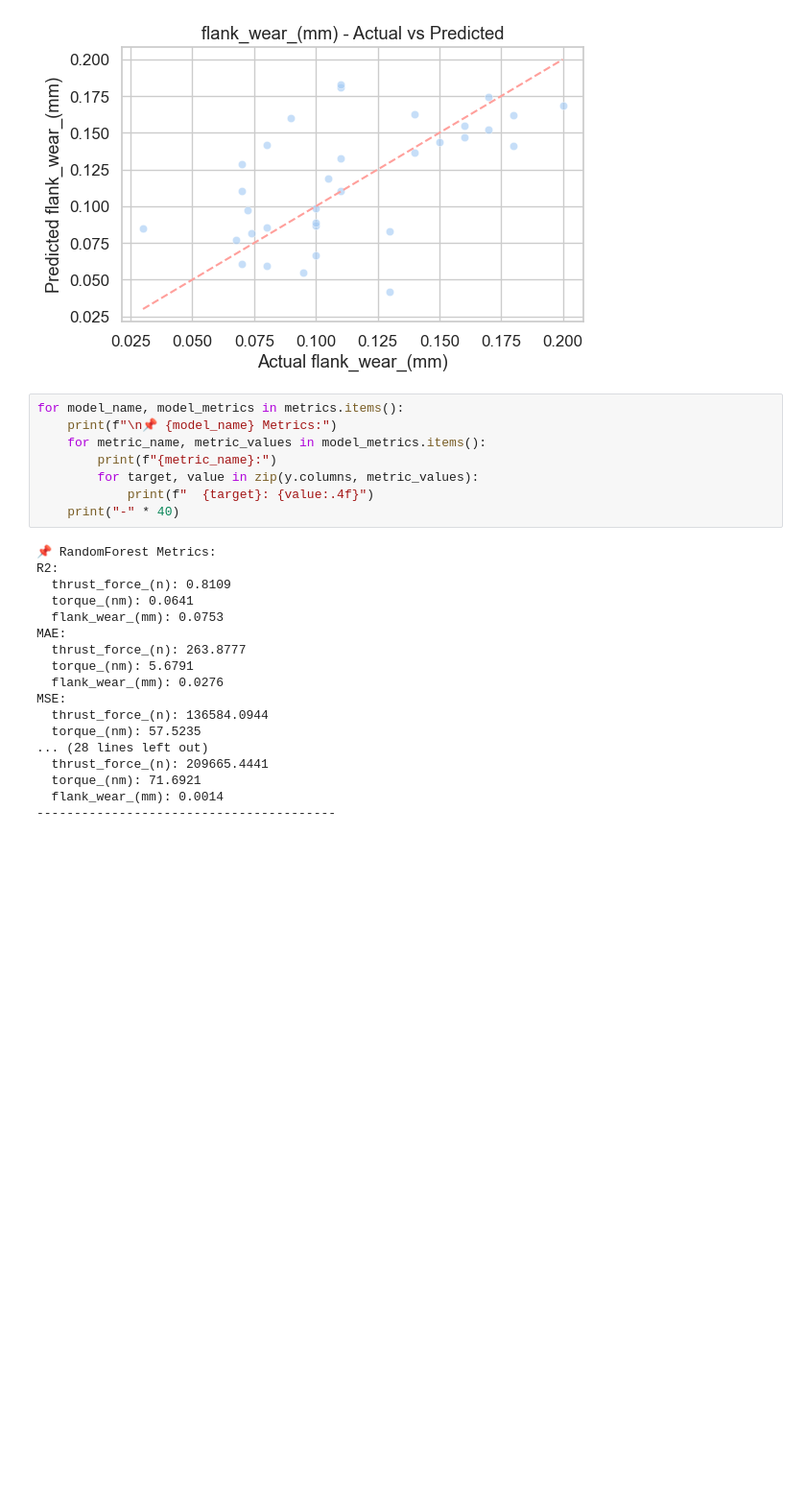
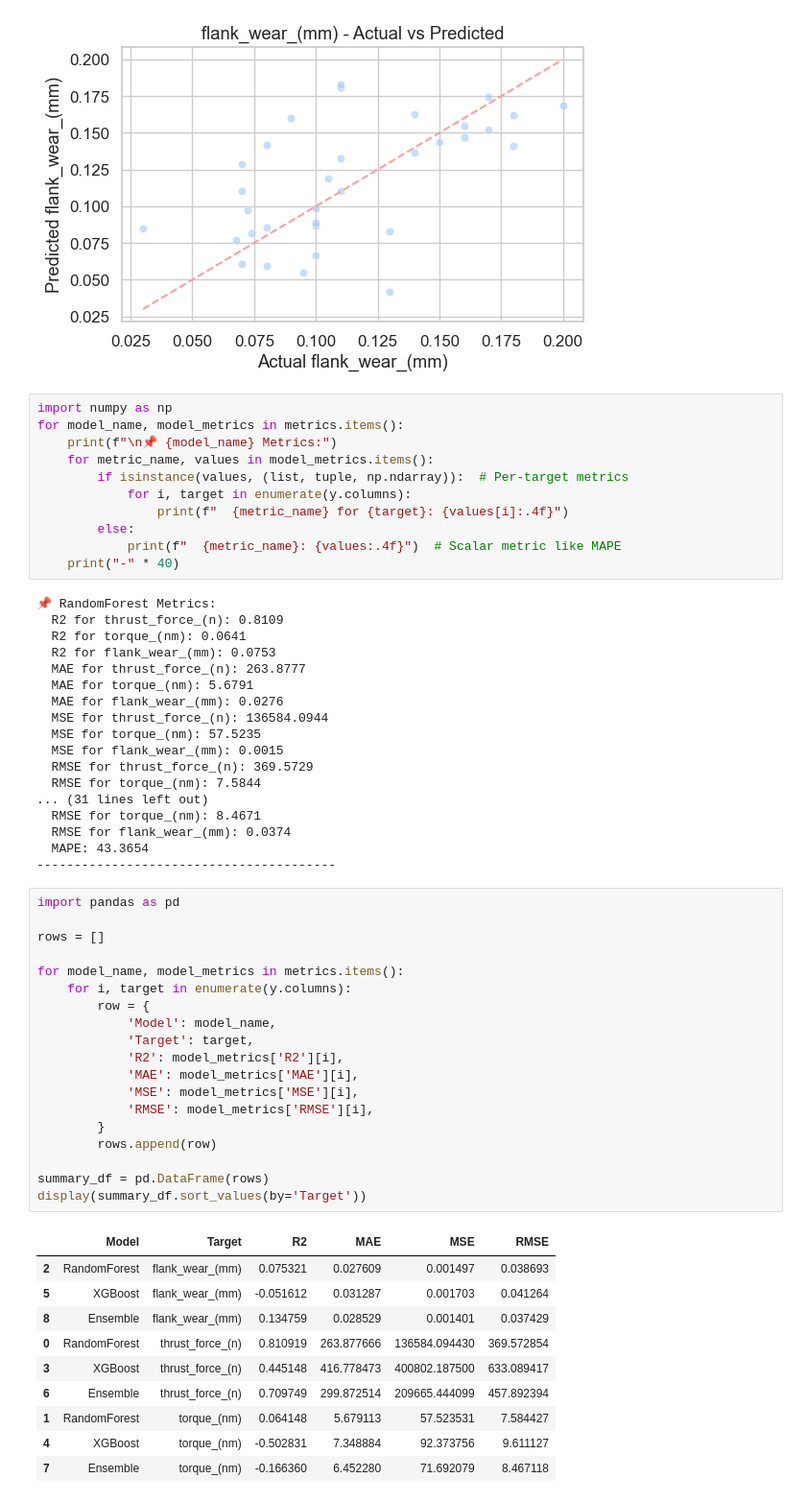
Before and after one commit to HrisheetaRoy/Drilling_Machining_Criteria_Prediction, a Jupyter notebook: eda/eda.ipynb, the cells around one changed output. Shown at 96% size. Cells and saved outputs as stored; diff of their text form; blank space fills up the shorter version.

```diff
--- a/eda/eda.ipynb
+++ b/eda/eda.ipynb
@@ -125,28 +125,61 @@ for model_name in models:
 [figure]
 [figure]
 # %%
+import numpy as np
 for model_name, model_metrics in metrics.items():
     print(f"\n📌 {model_name} Metrics:")
-    for metric_name, metric_values in model_metrics.items():
-        print(f"{metric_name}:")
-        for target, value in zip(y.columns, metric_values):
-            print(f"  {target}: {value:.4f}")
+    for metric_name, values in model_metrics.items():
+        if isinstance(values, (list, tuple, np.ndarray)):  # Per-target metrics
+            for i, target in enumerate(y.columns):
+                print(f"  {metric_name} for {target}: {values[i]:.4f}")
+        else:
+            print(f"  {metric_name}: {values:.4f}")  # Scalar metric like MAPE
     print("-" * 40)
 # %% [output]
 📌 RandomForest Metrics:
-R2:
-  thrust_force_(n): 0.8109
-  torque_(nm): 0.0641
-  flank_wear_(mm): 0.0753
-MAE:
-  thrust_force_(n): 263.8777
-  torque_(nm): 5.6791
-  flank_wear_(mm): 0.0276
-MSE:
-  thrust_force_(n): 136584.0944
-  torque_(nm): 57.5235
-... (28 lines left out)
-  thrust_force_(n): 209665.4441
-  torque_(nm): 71.6921
-  flank_wear_(mm): 0.0014
+  R2 for thrust_force_(n): 0.8109
+  R2 for torque_(nm): 0.0641
+  R2 for flank_wear_(mm): 0.0753
+  MAE for thrust_force_(n): 263.8777
+  MAE for torque_(nm): 5.6791
+  MAE for flank_wear_(mm): 0.0276
+  MSE for thrust_force_(n): 136584.0944
+  MSE for torque_(nm): 57.5235
+  MSE for flank_wear_(mm): 0.0015
+  RMSE for thrust_force_(n): 369.5729
+  RMSE for torque_(nm): 7.5844
+... (31 lines left out)
+  RMSE for torque_(nm): 8.4671
+  RMSE for flank_wear_(mm): 0.0374
+  MAPE: 43.3654
 ----------------------------------------
+# %%
+import pandas as pd
+
+rows = []
+
+for model_name, model_metrics in metrics.items():
+    for i, target in enumerate(y.columns):
+        row = {
+            'Model': model_name,
+            'Target': target,
+            'R2': model_metrics['R2'][i],
+            'MAE': model_metrics['MAE'][i],
+            'MSE': model_metrics['MSE'][i],
+            'RMSE': model_metrics['RMSE'][i],
+        }
+        rows.append(row)
+
+summary_df = pd.DataFrame(rows)
+display(summary_df.sort_values(by='Target'))
+# %% [output]
+|  | Model | Target | R2 | MAE | MSE | RMSE |
+| 2 | RandomForest | flank_wear_(mm) | 0.075321 | 0.027609 | 0.001497 | 0.038693 |
+| 5 | XGBoost | flank_wear_(mm) | -0.051612 | 0.031287 | 0.001703 | 0.041264 |
+| 8 | Ensemble | flank_wear_(mm) | 0.134759 | 0.028529 | 0.001401 | 0.037429 |
+| 0 | RandomForest | thrust_force_(n) | 0.810919 | 263.877666 | 136584.094430 | 369.572854 |
+| 3 | XGBoost | thrust_force_(n) | 0.445148 | 416.778473 | 400802.187500 | 633.089417 |
+| 6 | Ensemble | thrust_force_(n) | 0.709749 | 299.872514 | 209665.444099 | 457.892394 |
+| 1 | RandomForest | torque_(nm) | 0.064148 | 5.679113 | 57.523531 | 7.584427 |
+| 4 | XGBoost | torque_(nm) | -0.502831 | 7.348884 | 92.373756 | 9.611127 |
+| 7 | Ensemble | torque_(nm) | -0.166360 | 6.452280 | 71.692079 | 8.467118 |
```
